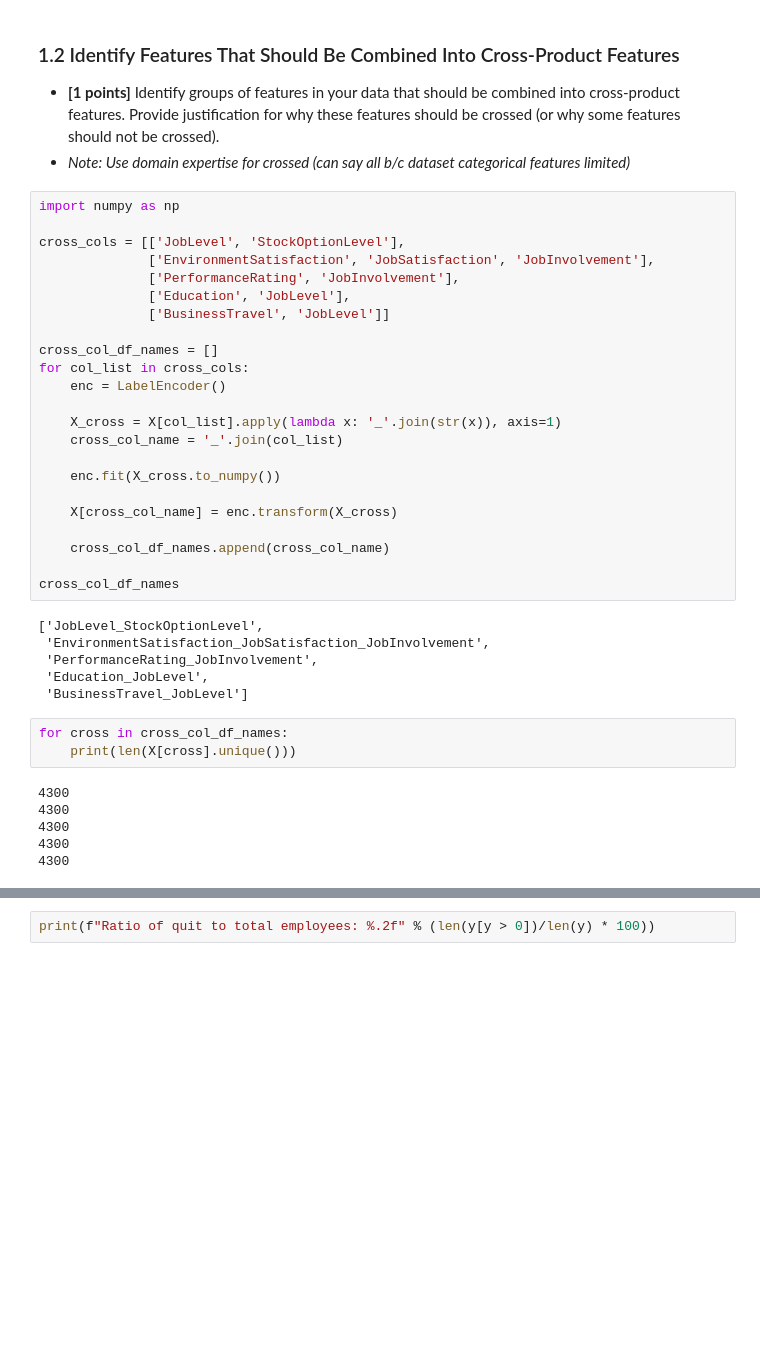
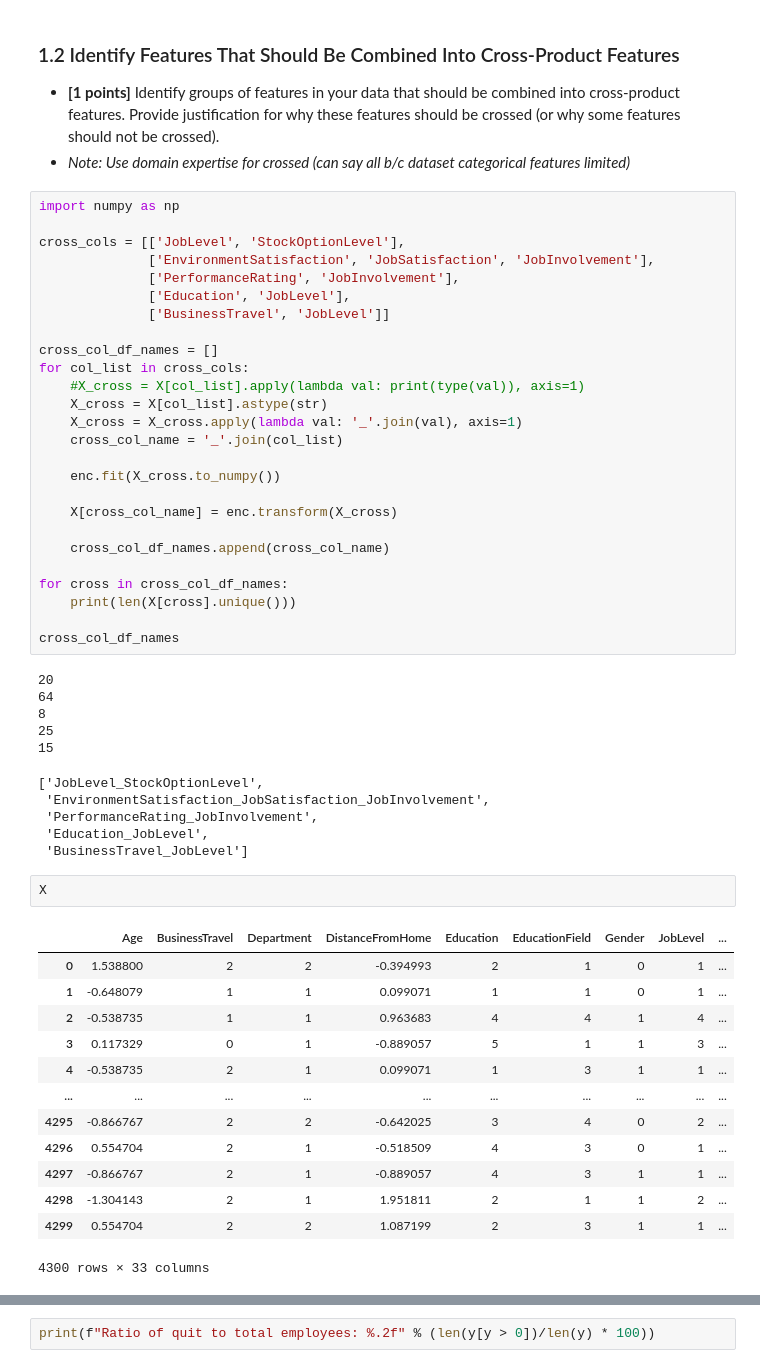
Before and after one commit to harrisonnoble/ml-projects, a Jupyter notebook: Lab 5/Lab 5.ipynb, the cells around one changed output, grey strips where cells are left out. Cells and saved outputs as stored; diff of their text form; blank space fills up the shorter version.

```diff
--- a/Lab 5/Lab 5.ipynb
+++ b/Lab 5/Lab 5.ipynb
@@ -169,9 +175,9 @@ cross_cols = [['JobLevel', 'StockOptionLevel'],
 
 cross_col_df_names = []
 for col_list in cross_cols:
-    enc = LabelEncoder()
-
-    X_cross = X[col_list].apply(lambda x: '_'.join(str(x)), axis=1)
+    #X_cross = X[col_list].apply(lambda val: print(type(val)), axis=1)
+    X_cross = X[col_list].astype(str)
+    X_cross = X_cross.apply(lambda val: '_'.join(val), axis=1)
     cross_col_name = '_'.join(col_list)
 
     enc.fit(X_cross.to_numpy())
@@ -180,19 +186,34 @@ for col_list in cross_cols:
 
     cross_col_df_names.append(cross_col_name)
 
+for cross in cross_col_df_names:
+    print(len(X[cross].unique()))
+
 cross_col_df_names
 # %% [output]
-['JobLevel_StockOptionLevel',
- 'EnvironmentSatisfaction_JobSatisfaction_JobInvolvement',
- 'PerformanceRating_JobInvolvement',
- 'Education_JobLevel',
- 'BusinessTravel_JobLevel']
+20
+64
+8
+25
+15
+['JobLevel_StockOptionLevel',
+ 'EnvironmentSatisfaction_JobSatisfaction_JobInvolvement',
+ 'PerformanceRating_JobInvolvement',
+ 'Education_JobLevel',
+ 'BusinessTravel_JobLevel']
-# %%
-for cross in cross_col_df_names:
-    print(len(X[cross].unique()))
-# %% [output]
-4300
-4300
-4300
-4300
-4300
+# %%
+X
+# %% [output]
+|  | Age | BusinessTravel | Department | DistanceFromHome | Education | EducationField | Gender | JobLevel | ... |
+| 0 | 1.538800 | 2 | 2 | -0.394993 | 2 | 1 | 0 | 1 | ... |
+| 1 | -0.648079 | 1 | 1 | 0.099071 | 1 | 1 | 0 | 1 | ... |
+| 2 | -0.538735 | 1 | 1 | 0.963683 | 4 | 4 | 1 | 4 | ... |
+| 3 | 0.117329 | 0 | 1 | -0.889057 | 5 | 1 | 1 | 3 | ... |
+| 4 | -0.538735 | 2 | 1 | 0.099071 | 1 | 3 | 1 | 1 | ... |
+| ... | ... | ... | ... | ... | ... | ... | ... | ... | ... |
+| 4295 | -0.866767 | 2 | 2 | -0.642025 | 3 | 4 | 0 | 2 | ... |
+| 4296 | 0.554704 | 2 | 1 | -0.518509 | 4 | 3 | 0 | 1 | ... |
+| 4297 | -0.866767 | 2 | 1 | -0.889057 | 4 | 3 | 1 | 1 | ... |
+| 4298 | -1.304143 | 2 | 1 | 1.951811 | 2 | 1 | 1 | 2 | ... |
+| 4299 | 0.554704 | 2 | 2 | 1.087199 | 2 | 3 | 1 | 1 | ... |
+4300 rows × 33 columns
```
Also changed, not shown: parts of 7 cells of this notebook.
